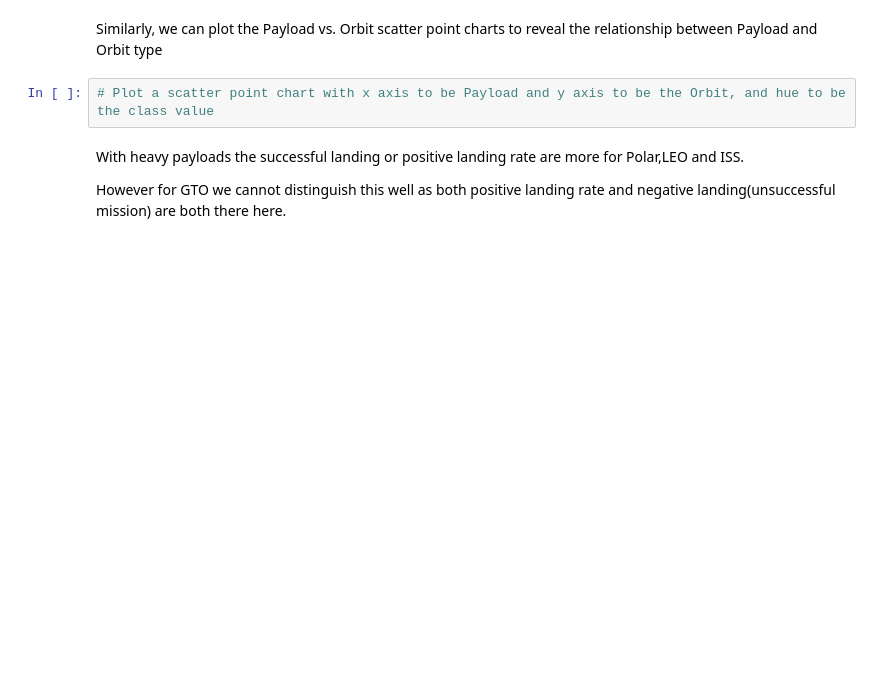
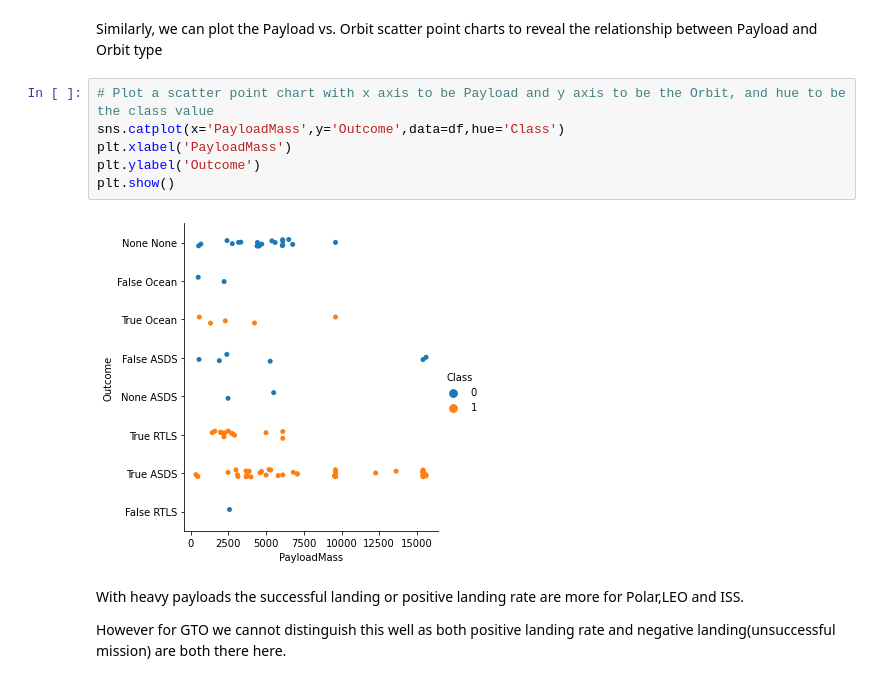
Before and after one commit to prarthnam/IBM-Applied-Data-Science-Capstone, a Jupyter notebook: EDA with Visualization.ipynb, the cells around one changed output. Saved outputs shown, nothing was run; the diff lists cells and outputs as text; blank space fills up the shorter version.

```diff
--- a/EDA with Visualization.ipynb
+++ b/EDA with Visualization.ipynb
@@ -126,6 +144,12 @@ You should see that in the LEO orbit the Success appears related to the number o
 Similarly, we can plot the Payload vs. Orbit scatter point charts to reveal the relationship between Payload and Orbit type
 # %%
 # Plot a scatter point chart with x axis to be Payload and y axis to be the Orbit, and hue to be the class value
+sns.catplot(x='PayloadMass',y='Outcome',data=df,hue='Class')
+plt.xlabel('PayloadMass')
+plt.ylabel('Outcome')
+plt.show()
+# %% [output]
+[figure, added]
 # %% [markdown]
 With heavy payloads the successful landing or positive landing rate are more for Polar,LEO and ISS.
 
```
Also changed, not shown: parts of 7 cells of this notebook.
